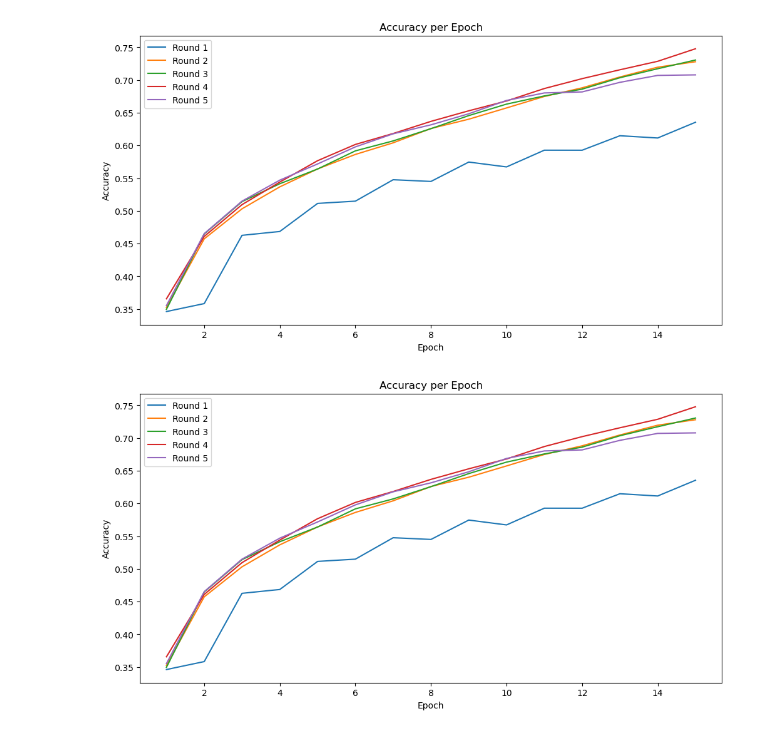
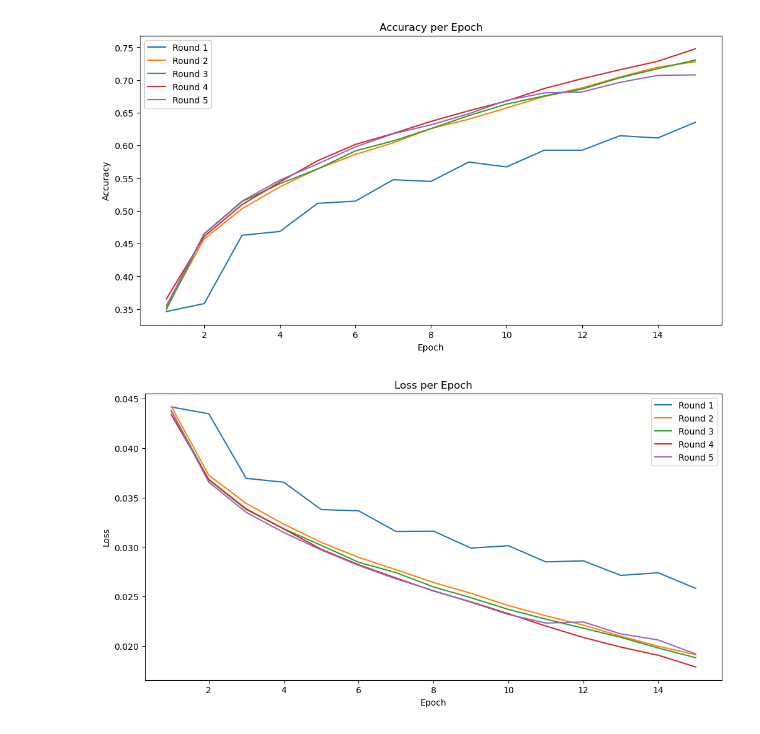
Before and after one commit to cmn333/Graphology, a Jupyter notebook: Result/0410.ipynb, the cells around one changed output. Drawn from its saved outputs; the diff is of its cells as text; code cells hidden in the pictures.

```diff
--- a/Result/0410.ipynb
+++ b/Result/0410.ipynb
@@ -69,27 +69,27 @@ plt.show()
 # %%
 import matplotlib.pyplot as plt
 
 round1_loss = [0.04412958025932312, 0.043449342250823975, 0.03692881017923355, 0.03654379025101662, 0.0337841622531414, 0.033658191561698914, 0.03157317638397217, 0.03160746023058891, 0.029895076528191566, 0.030132871121168137, 0.028501780703663826, 0.028611768037080765, 0.02714366838335991, 0.027407579123973846, 0.025829453021287918, 0.026311932131648064, 0.024772606790065765, 0.024986201897263527, 0.02370918169617653, 0.02397133782505989, 0.022583896294236183, 0.021737808361649513, 0.021813394501805305, 0.020784590393304825, 0.01974448934197426, 0.019075142219662666]
 round2_loss = [0.04418418928980827, 0.03724949061870575, 0.03440495952963829, 0.0323164239525795, 0.030475648120045662, 0.02896229177713394, 0.027714990079402924, 0.026427213102579117, 0.025335246697068214, 0.024099012836813927, 0.02306877262890339, 0.02212606929242611, 0.021011006087064743, 0.019993405789136887, 0.01914394274353981]
 round3_loss = [0.043758027255535126, 0.03678158298134804, 0.033792201429605484, 0.031848762184381485, 0.030178101733326912, 0.028466016054153442, 0.02741875685751438, 0.025980712845921516, 0.02488846331834793, 0.023709138855338097, 0.022727424278855324, 0.02181699126958847, 0.020890643820166588, 0.0198148712515831, 0.018838152289390564]
 round4_loss = [0.04334770888090134, 0.036821164190769196, 0.03385039418935776, 0.031834833323955536, 0.029785973951220512, 0.028220800682902336, 0.02688153274357319, 0.025565559044480324, 0.0244737695902586, 0.02328089252114296, 0.022030796855688095, 0.02087976224720478, 0.019904235377907753, 0.01908503845334053, 0.017903992906212807]
 round5_loss = [0.04372863844037056, 0.036541491746902466, 0.03350476548075676, 0.031471241265535355, 0.02970745973289013, 0.028148435056209564, 0.026789017021656036, 0.025602055713534355, 0.024430710822343826, 0.023197246715426445, 0.022332241758704185, 0.02244347333908081, 0.021237749606370926, 0.0206266138702631, 0.019219031557440758, 0.019545769318938255, 0.01839834451675415]
 
 fig, ax = plt.subplots(figsize=(12, 6))
 x = range(1, 16)
 
 ax.plot(x, round1_loss[:15], label='Round 1')
 ax.plot(x, round2_loss[:15], label='Round 2')
 ax.plot(x, round3_loss[:15], label='Round 3')
 ax.plot(x, round4_loss[:15], label='Round 4')
 ax.plot(x, round5_loss[:15], label='Round 5')
 
 ax.set_xlabel('Epoch')
-ax.set_ylabel('Accuracy')
-ax.set_title('Accuracy per Epoch')
+ax.set_ylabel('Loss')
+ax.set_title('Loss per Epoch')
 ax.legend()
 
-plt.savefig('accuracy.png')
+plt.savefig('loss.png')
 plt.show()
 # %% [output]
-[figure, old version]
+[figure, new version]
```
